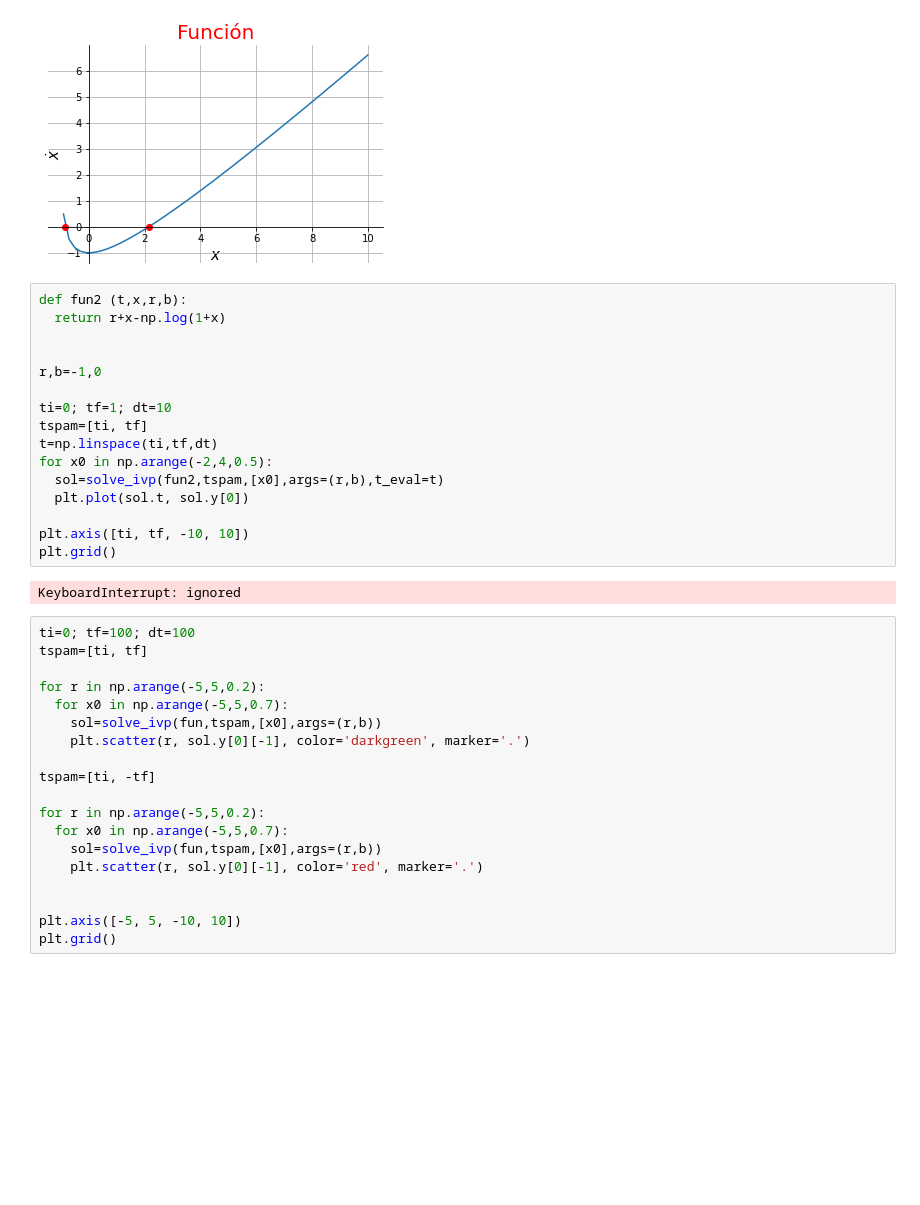
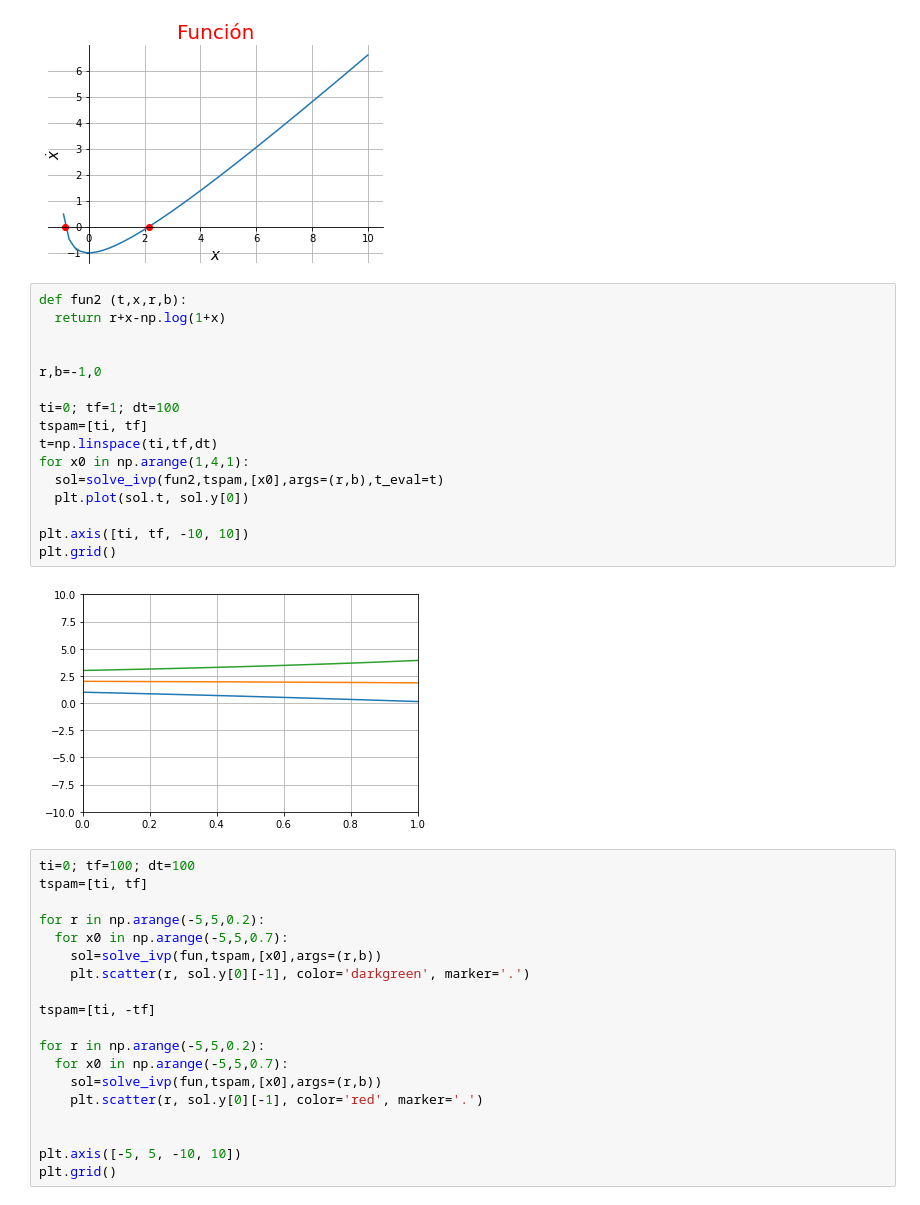
Before and after one commit to JUANESPG29/ModeladoySimulacion, a Jupyter notebook: EjerciciosenclaseCap3_Strogatz_Juan_Esteban_Pabón.ipynb, the cells around one changed output. Drawn from its saved outputs; the diff is of its cells as text; blank space fills up the shorter version.

```diff
--- a/EjerciciosenclaseCap3_Strogatz_Juan_Esteban_Pabón.ipynb
+++ b/EjerciciosenclaseCap3_Strogatz_Juan_Esteban_Pabón.ipynb
@@ -117,21 +117,21 @@ for j in range(len(roots)):
 # %%
 def fun2 (t,x,r,b):
   return r+x-np.log(1+x)
 
 
 r,b=-1,0
 
-ti=0; tf=1; dt=10
+ti=0; tf=1; dt=100
 tspam=[ti, tf]
 t=np.linspace(ti,tf,dt)
-for x0 in np.arange(-2,4,0.5):
+for x0 in np.arange(1,4,1):
   sol=solve_ivp(fun2,tspam,[x0],args=(r,b),t_eval=t)
   plt.plot(sol.t, sol.y[0])
 
 plt.axis([ti, tf, -10, 10])
 plt.grid()
 # %% [output]
-KeyboardInterrupt: ignored
+[figure, added]
 # %%
 ti=0; tf=100; dt=100
 tspam=[ti, tf]
```
Also changed, not shown: parts of 1 cell of this notebook.
